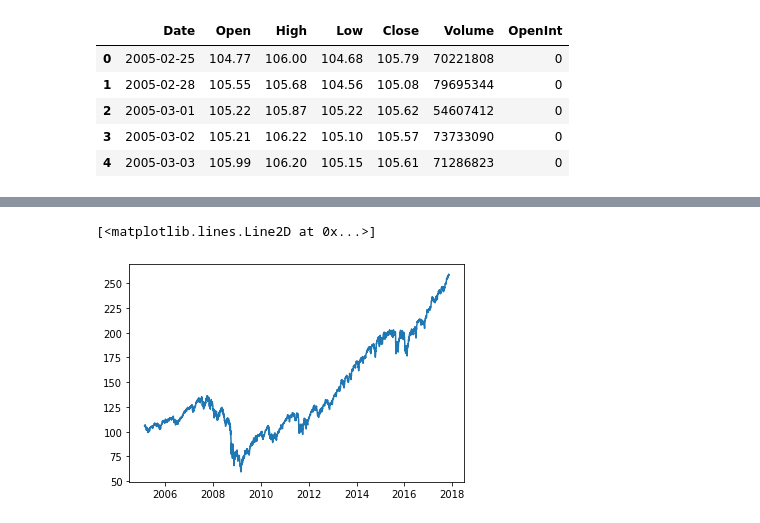
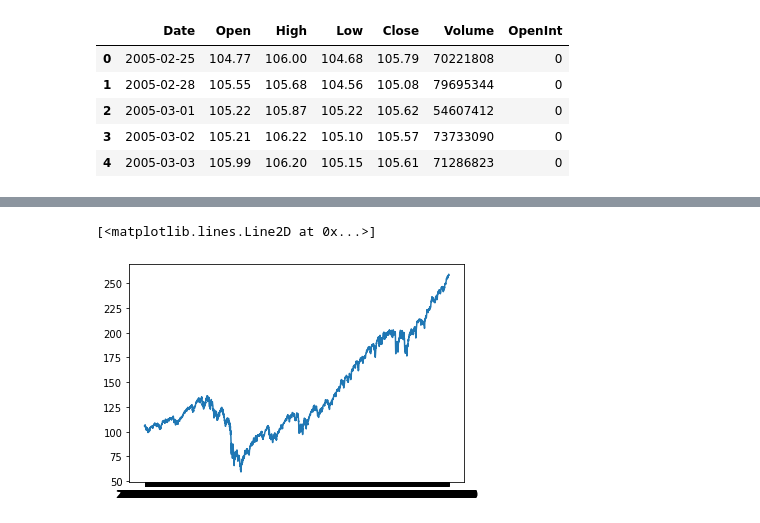
Before and after one commit to xiurobert/finsight, a Jupyter notebook: notebooks/spy.ipynb, the cells around one changed output, grey strips where cells are left out. Cells and saved outputs as stored; diff of their text form; code cells hidden in the pictures.

```diff
--- a/notebooks/spy.ipynb
+++ b/notebooks/spy.ipynb
@@ -15,3 +11,4 @@ len(os.listdir(etfs))
 # %%
-spy = pd.read_csv(os.path.join(etfs, "spy.us.txt"))
+df = pd.read_csv(os.path.join(etfs, "spy.us.txt"))
+df["Date"] = pd.to_datetime(df["Date"])
 # %%
@@ -48,5 +23,5 @@ spy.head()
 # %%
-plt.plot(spy["Date"], spy["Close"])
+plt.plot(df["Date"], df["Close"])
 # %% [output]
 [<matplotlib.lines.Line2D at 0x...>]
-[figure, old version]
+[figure, new version]
```
Also changed, not shown: parts of 8 cells of this notebook, 4 other files.
